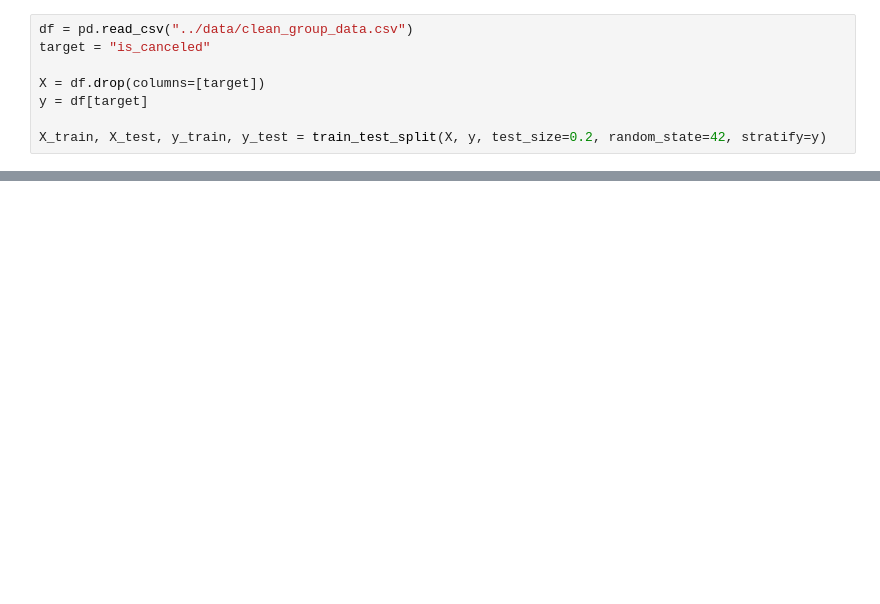
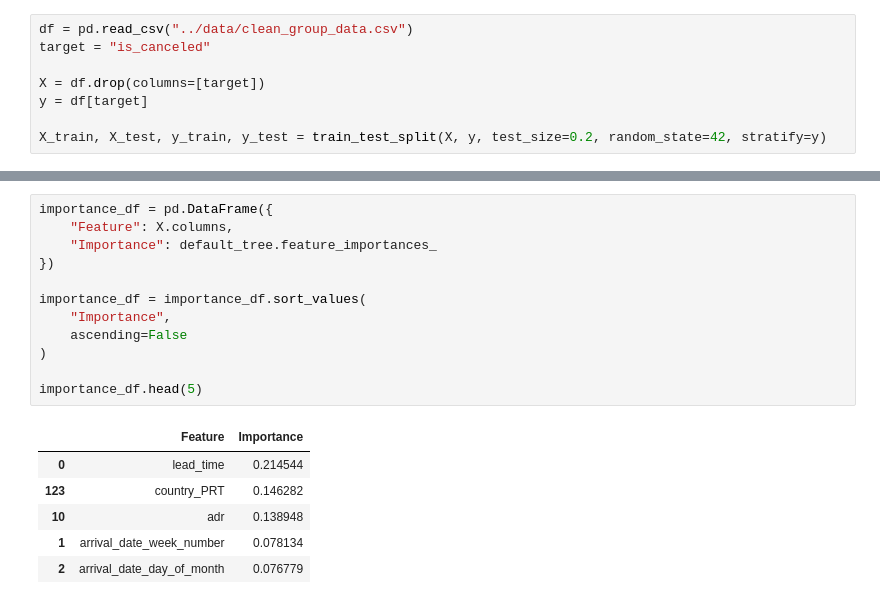
Before and after one commit to Matsuzaki-Yuta/CAB330_Assignment1, a Jupyter notebook: models/decision_tree.ipynb, the cells around one changed output, grey strips where cells are left out. Drawn from its saved outputs; the diff is of its cells as text; blank space fills up the shorter version.

```diff
--- a/models/decision_tree.ipynb
+++ b/models/decision_tree.ipynb
@@ -35,0 +145,19 @@ display(split_summary)
+# %%
+importance_df = pd.DataFrame({
+    "Feature": X.columns,
+    "Importance": default_tree.feature_importances_
+})
+
+importance_df = importance_df.sort_values(
+    "Importance",
+    ascending=False
+)
+
+importance_df.head(5)
+# %% [output]
+|  | Feature | Importance |
+| 0 | lead_time | 0.214544 |
+| 123 | country_PRT | 0.146282 |
+| 10 | adr | 0.138948 |
+| 1 | arrival_date_week_number | 0.078134 |
+| 2 | arrival_date_day_of_month | 0.076779 |
```
Also changed, not shown: parts of 20 cells of this notebook, 6 other files.
